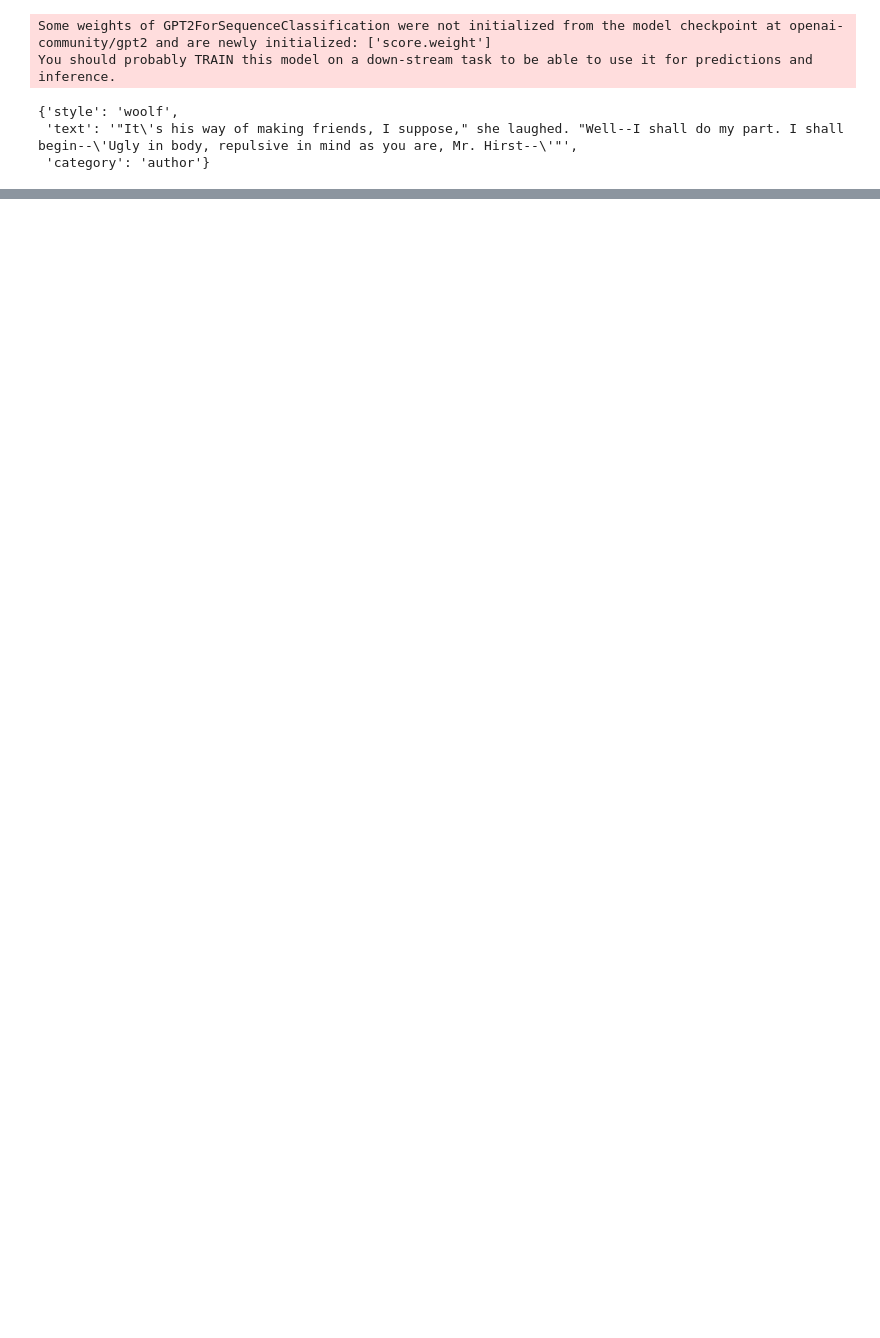
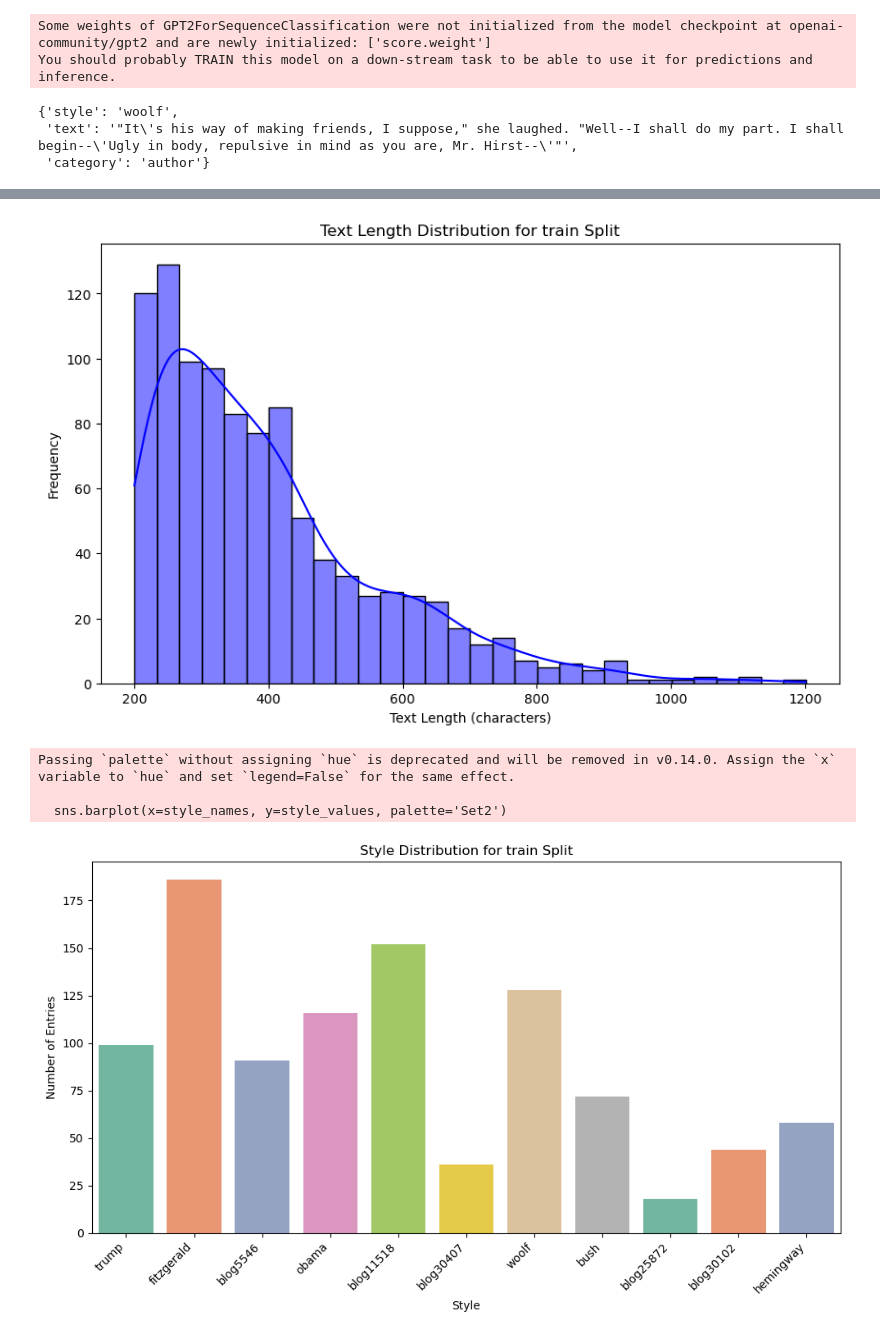
Before and after one commit to djarrin/foundational-modal-tuning, a Jupyter notebook: project.ipynb, the cells around one changed output, grey strips where cells are left out. Cells and saved outputs as stored; diff of their text form; code cells hidden in the pictures; blank space fills up the shorter version.

```diff
--- a/project.ipynb
+++ b/project.ipynb
@@ -321,0 +387,64 @@ evaluate_model(ds, model=gpt_model_loaded, tokenizer=gpt_tokenizer_loaded, n=10)
+# %%
+from datasets import load_dataset
+import matplotlib.pyplot as plt
+import seaborn as sns
+from collections import Counter
+import numpy as np
+
+splits = ["train", "test"]
+ds = {
+    split: ds for split,
+    ds in zip(splits, load_dataset("hallisky/AuthorMix", split=splits))
+}
+
+# Function to filter out specific styles and text less than 200 characters
+def filter_dataset(dataset, min_text_length=200, styles_to_exclude=None):
+    dataset = dataset.filter(lambda example: len(example['text']) >= min_text_length)
+
+    if styles_to_exclude:
+        dataset = dataset.filter(lambda example: example['style'] not in styles_to_exclude)
+
+    return dataset
+
+def plot_text_length_distribution(dataset, split_name):
+    text_lengths = [len(example['text']) for example in dataset]
+    plt.figure(figsize=(10, 6))
+    sns.histplot(text_lengths, bins=30, kde=True, color='blue')
+    plt.title(f'Text Length Distribution for {split_name} Split')
+    plt.xlabel('Text Length (characters)')
+    plt.ylabel('Frequency')
+    plt.show()
+
+def display_style_distribution(dataset, split_name):
+    style_counts = Counter(dataset['style'])
+    style_names, style_values = zip(*style_counts.items())
+
+    plt.figure(figsize=(10, 6))
+    sns.barplot(x=style_names, y=style_values, palette='Set2')
+    plt.title(f'Style Distribution for {split_name} Split')
+    plt.xlabel('Style')
+    plt.ylabel('Number of Entries')
+    plt.xticks(rotation=45, ha='right')
+    plt.tight_layout()
+    plt.show()
+
+# These are the styles that I have determined to not have enough samples to be useful
+styles_to_exclude = ['h', 'pp', 'qq']
+
+for split in splits:
+    ds[split] = filter_dataset(ds[split], min_text_length=200, styles_to_exclude=styles_to_exclude)
+
+    ds[split] = ds[split].shuffle(seed=42).select(range(1000))
+
+    plot_text_length_distribution(ds[split], split)
+
+    display_style_distribution(ds[split], split)
+
+print("\nFinal Filtered Dataset:")
+print(ds)
+# %% [output]
+[figure, added]
+Passing `palette` without assigning `hue` is deprecated and will be removed in v0.14.0. Assign the `x` variable to `hue` and set `legend=False` for the same effect.
+
+  sns.barplot(x=style_names, y=style_values, palette='Set2')
+[figure, added]
```
Also changed, not shown: parts of 25 cells of this notebook, 4 other files.
